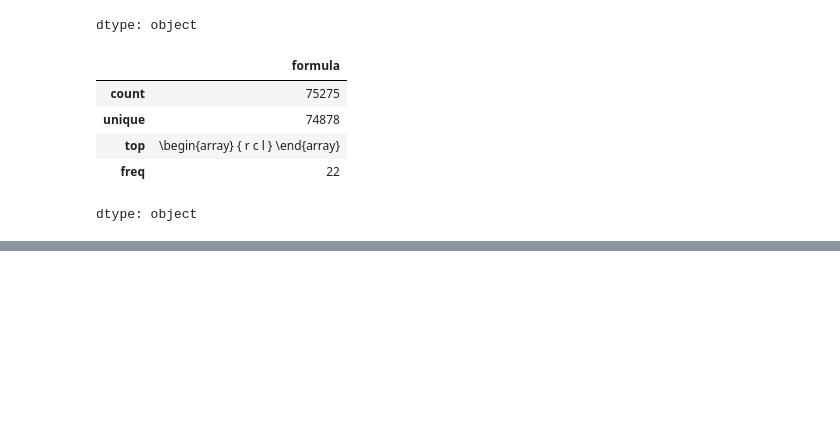
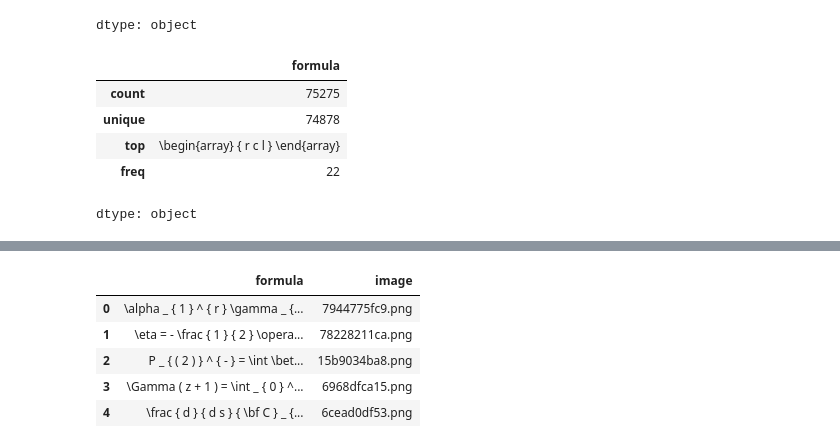
Before and after one commit to osjayaprakash/deeplearning, a Jupyter notebook: CS_230_Colab.ipynb, the cells around one changed output, grey strips where cells are left out. Cells and saved outputs as stored; diff of their text form; code cells hidden in the pictures; blank space fills up the shorter version.

```diff
--- a/CS_230_Colab.ipynb
+++ b/CS_230_Colab.ipynb
@@ -75,0 +84,10 @@ from sklearn.model_selection import train_test_split
+# %%
+df_test = pd.read_csv(f"{root_dir}/im2latex_test.csv", nrows=10)
+df_test.head()
+# %% [output]
+|  | formula | image |
+| 0 | \alpha _ { 1 } ^ { r } \gamma _ {... | 7944775fc9.png |
+| 1 | \eta = - \frac { 1 } { 2 } \opera... | 78228211ca.png |
+| 2 | P _ { ( 2 ) } ^ { - } = \int \bet... | 15b9034ba8.png |
+| 3 | \Gamma ( z + 1 ) = \int _ { 0 } ^... | 6968dfca15.png |
+| 4 | \frac { d } { d s } { \bf C } _ {... | 6cead0df53.png |
```
Also changed, not shown: parts of 24 cells of this notebook.
